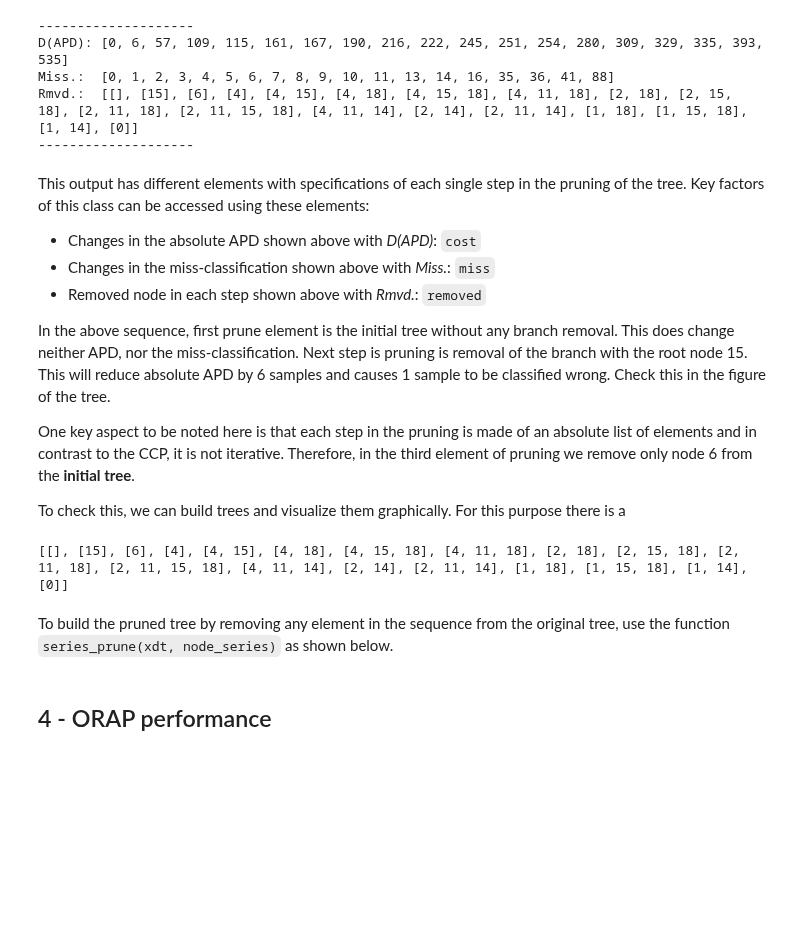
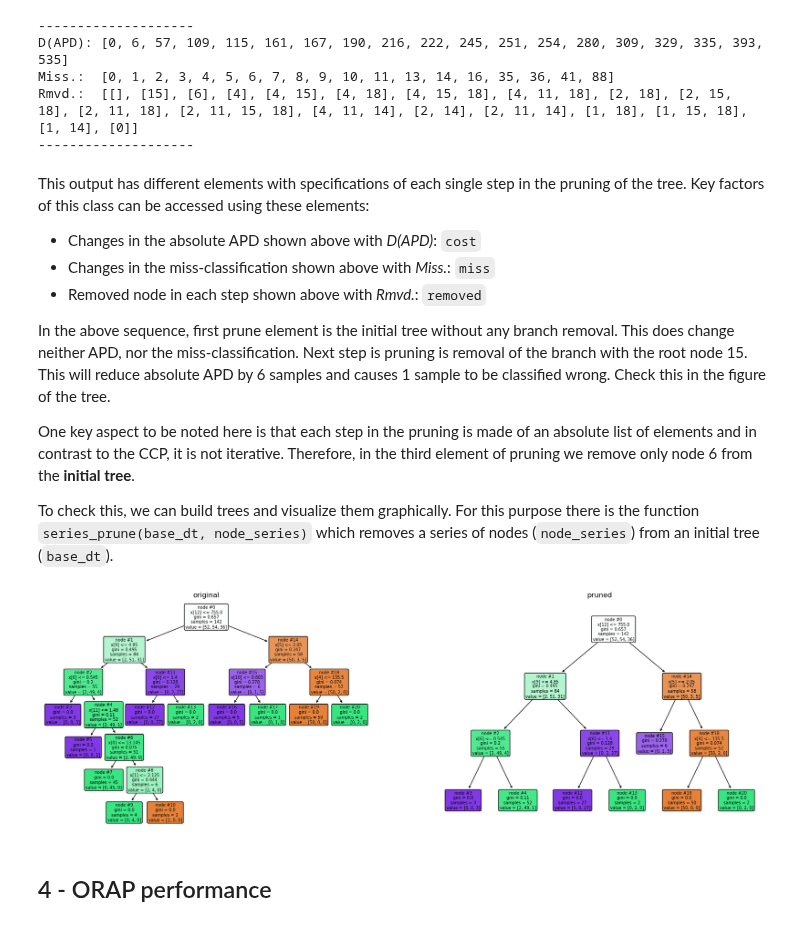
Before and after one commit to masoudinejad/dt_pruning, a Jupyter notebook: orap.ipynb, the cells around one changed output. Drawn from its saved outputs; the diff is of its cells as text; code cells hidden in the pictures; blank space fills up the shorter version.

Commit message:
pruning applied

```diff
--- a/orap.ipynb
+++ b/orap.ipynb
@@ -223,14 +223,27 @@ One key aspect to be noted here is that each step in the pruning is made of an a
 Therefore, in the third element of pruning we remove only node 6 from the **initial tree**.
 
 To check this, we can build trees and visualize them graphically.
-For this purpose there is a
+For this purpose there is the function `series_prune(base_dt, node_series)` which removes a series of nodes (`node_series`) from an initial tree (`base_dt`).
-# %%
-remove_sequence = ORAP_sequence.removed
-print(remove_sequence)
-# %% [output]
-[[], [15], [6], [4], [4, 15], [4, 18], [4, 15, 18], [4, 11, 18], [2, 18], [2, 15, 18], [2, 11, 18], [2, 11, 15, 18], [4, 11, 14], [2, 14], [2, 11, 14], [1, 18], [1, 15, 18], [1, 14], [0]]
-# %% [markdown]
-To build the pruned tree by removing any element in the sequence from the original tree, use the function `series_prune(xdt, node_series)` as shown below.
+# %%
+# Get the list of lists for the pruning sequence
+remove_sequence = ORAP_sequence.removed
+# Select a pruning step
+prune_step = 4
+# Extract its list
+node_series = remove_sequence[prune_step]
+# Prune the tree
+pruned_dt = series_prune(cls_dt, node_series)
+# Visualize the original tree
+ft_size = 7
+fig, axs = plt.subplots(1, 2,figsize=(22,7))
+plt.subplot(1, 2, 1)
+tree.plot_tree(cls_dt, filled=True, rounded=True, node_ids=True, fontsize=ft_size)
+axs[0].set_title("original")
+plt.subplot(1, 2, 2)
+tree.plot_tree(pruned_dt, filled=True, rounded=True, node_ids=True, fontsize=ft_size)
+_=axs[1].set_title("pruned")
+# %% [output]
+[figure, added]
 # %% [markdown]
 <a name="4"></a>
 ## 4 - ORAP performance
```
Also changed, not shown: parts of 1 cell of this notebook, 2 other files.
